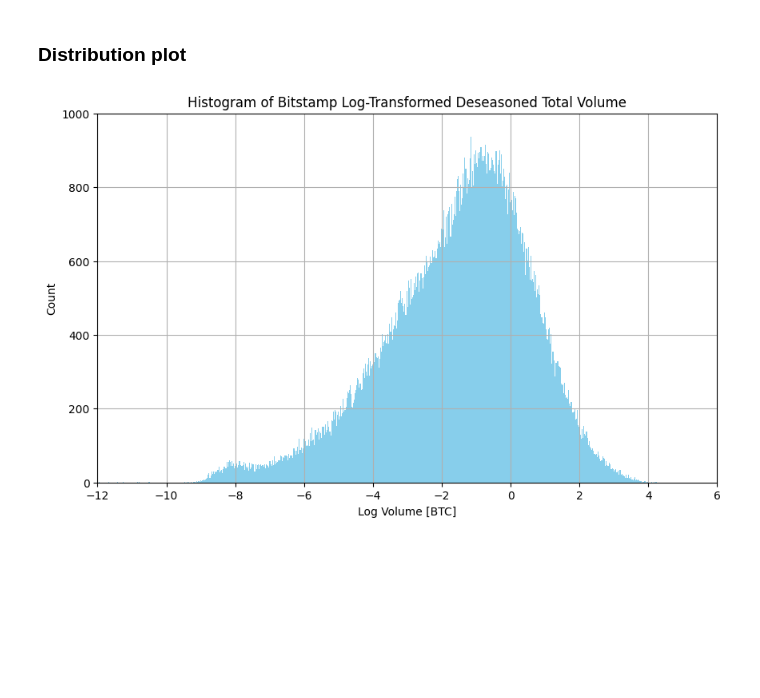
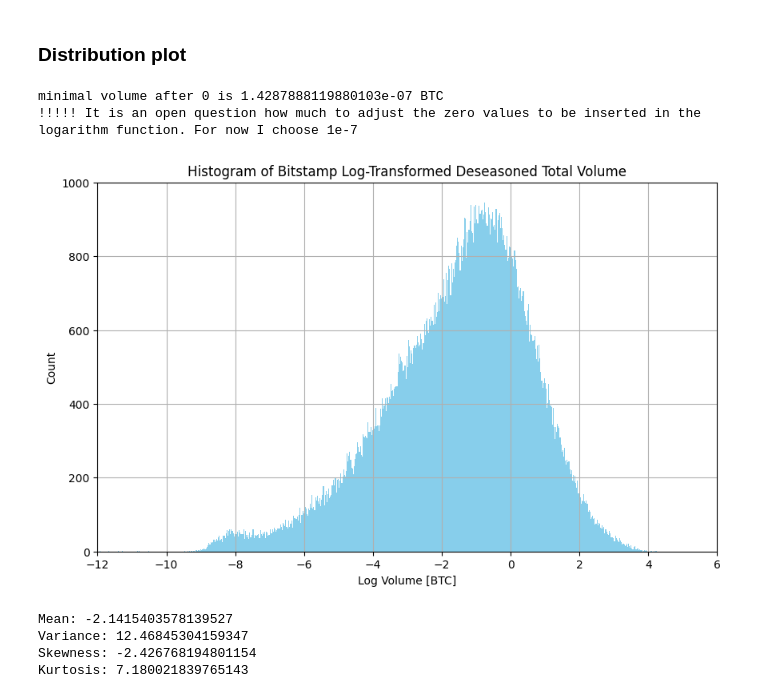
Before and after one commit to pfurjesz/MLFCS, a Jupyter notebook: EDA.ipynb, the cells around one changed output. Cells and saved outputs as stored; diff of their text form; code cells hidden in the pictures; blank space fills up the shorter version.

```diff
--- a/EDA.ipynb
+++ b/EDA.ipynb
@@ -86,16 +88,20 @@ trx_dataset_grouped = trx_dataset_grouped.reset_index()
 # Fill missing values with 0
 trx_dataset_grouped = trx_dataset_grouped.fillna(0)
 
-# Create a complete range of minutes
-full_range = pd.DataFrame({'datetime': pd.date_range(start=trx_dataset['datetime'].min().ceil('min'),
-                                                 end=trx_dataset['datetime'].max().ceil('min'),
-                                                 freq='min')})
+## The below variable should be True,  set it False to check how plots, statistics change if we don't do it
+fill_missing_ts = True
 
-# Merge with full time range to ensure all minutes are present
-trx_dataset_grouped = full_range.merge(trx_dataset_grouped, on='datetime', how='left')
+if fill_missing_ts:
+    # Create a complete range of minutes
+    full_range = pd.DataFrame({'datetime': pd.date_range(start=trx_dataset['datetime'].min().ceil('min'),
+                                                    end=trx_dataset['datetime'].max().ceil('min'),
+                                                    freq='min')})
 
-# Fill missing values with 0
-trx_dataset_grouped = trx_dataset_grouped.fillna(0)
+    # Merge with full time range to ensure all minutes are present
+    trx_dataset_grouped = full_range.merge(trx_dataset_grouped, on='datetime', how='left')
+
+    # Fill missing values with 0
+    trx_dataset_grouped = trx_dataset_grouped.fillna(0)
 
 trx_dataset_grouped.rename({col:col.strip() for col in trx_dataset_grouped.columns}, axis=1, inplace=True)
 trx_dataset_grouped['volume_imbalance'] = np.abs(trx_dataset_grouped["buy_volume"] - trx_dataset_grouped['sell_volume'])
@@ -172,15 +178,40 @@ trx_dataset_grouped['time'] = trx_dataset_grouped['datetime'].dt.time
 trx_dataset_grouped['mean_volume'] = trx_dataset_grouped.groupby('time')['total_volume'].transform('mean')
 
 trx_dataset_grouped['deseasoned_total_volume'] = trx_dataset_grouped['total_volume'] / trx_dataset_grouped['mean_volume']
+# %%
+print(f"minimal volume after 0 is {trx_dataset_grouped.loc[trx_dataset_grouped['deseasoned_total_volume'] >0]['deseasoned_total_volume'].min()} BTC")
+print("!!!!! It is an open question how much to adjust the zero values to be inserted in the logarithm function. For now I choose 1e-7")
+# %% [output]
+minimal volume after 0 is 1.4287888119880103e-07 BTC
+!!!!! It is an open question how much to adjust the zero values to be inserted in the logarithm function. For now I choose 1e-7
+# %%
+trx_dataset_grouped['log_deseasoned_total_volume'] = np.log(trx_dataset_grouped['deseasoned_total_volume'] + 1e-7)
 # %%
 plt.figure(figsize=(10, 6))
-plt.hist(np.log(trx_dataset_grouped['deseasoned_total_volume']+1e-12), bins=1300, color='skyblue', edgecolor='none')
+plt.hist(trx_dataset_grouped['log_deseasoned_total_volume'], bins=800, color='skyblue', edgecolor='none')
 plt.xlim(-12,6)
 plt.ylim(0,1000)
 plt.title("Histogram of Bitstamp Log-Transformed Deseasoned Total Volume")
 plt.xlabel("Log Volume [BTC]")
 plt.ylabel("Count")
 plt.grid(True)
 plt.show()
 # %% [output]
-[figure, old version]
+[figure, new version]
+# %%
+# Calculate mean, variance, skewness, and kurtosis of the 'volume' column
+mean_volume = trx_dataset_grouped['log_deseasoned_total_volume'].mean()
+variance_volume = trx_dataset_grouped['log_deseasoned_total_volume'].var()
+skewness_volume = stats.skew(trx_dataset_grouped['log_deseasoned_total_volume'])
+kurtosis_volume = stats.kurtosis(trx_dataset_grouped['log_deseasoned_total_volume'])
+
+# Display the results
+print(f"Mean: {mean_volume}")
+print(f"Variance: {variance_volume}")
+print(f"Skewness: {skewness_volume}")
+print(f"Kurtosis: {kurtosis_volume}")
+# %% [output]
+Mean: -2.1415403578139527
+Variance: 12.46845304159347
+Skewness: -2.426768194801154
+Kurtosis: 7.180021839765143
```
Also changed, not shown: parts of 3 cells of this notebook, 1 other file.
